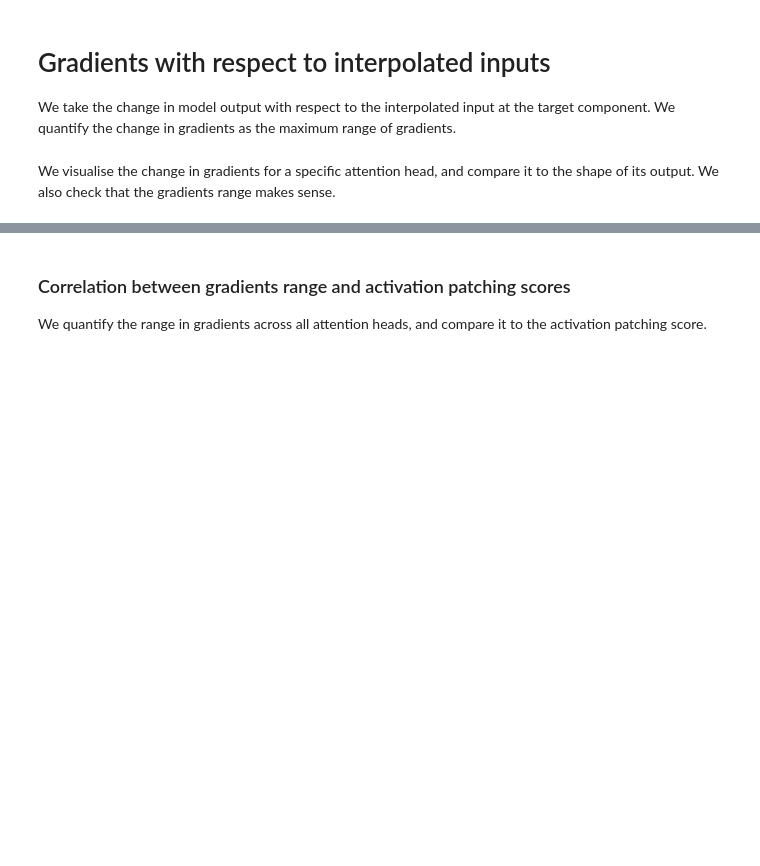
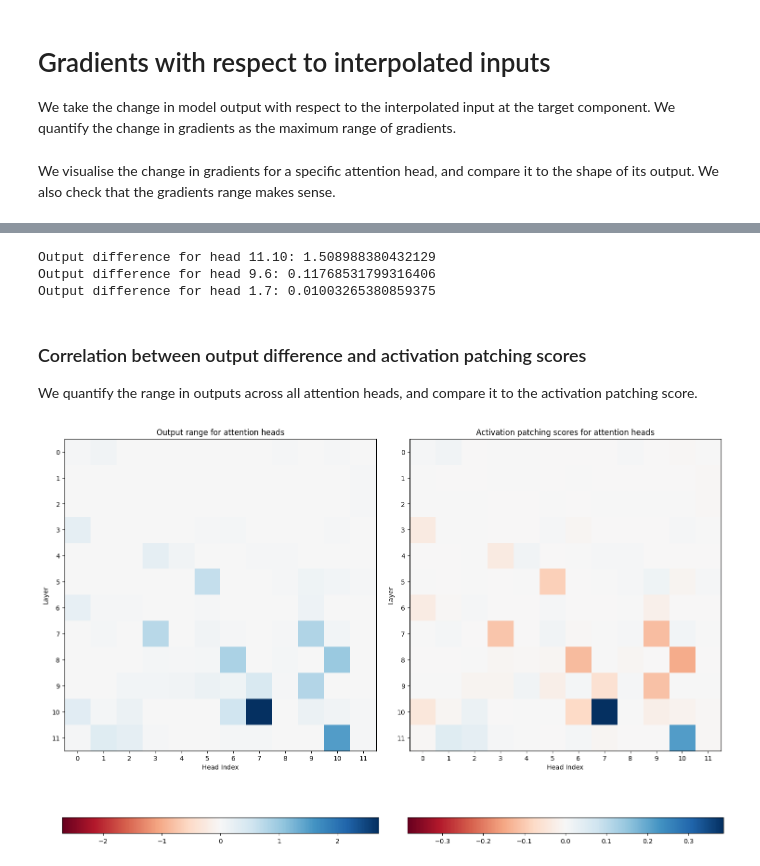
Before and after one commit to mwmlo/gradient_causal_knowledge, a Jupyter notebook: contrastive_gradients.ipynb, the cells around one changed output, grey strips where cells are left out. Drawn from its saved outputs; the diff is of its cells as text; code cells hidden in the pictures; blank space fills up the shorter version.

```diff
--- a/contrastive_gradients.ipynb
+++ b/contrastive_gradients.ipynb
@@ -61,8 +66,12 @@ def run_from_layer_fn(x, original_input, prev_layer, reset_hooks_end=True):
     # Force the layer before the target layer to output the given values, i.e. pass the given input into the target layer
     # original_input value does not matter; useful to keep shapes nice, but its activations will be overwritten
 
+    # Do not backpropagate before the target layer
+    torch.set_grad_enabled(False)
+
     def fwd_hook(act, hook):
-        x.requires_grad_(True)
+        torch.set_grad_enabled(True)
+        x.requires_grad = True
         return x
 
     logits = model.run_with_hooks(
@@ -197,4 +283,16 @@ print(quantify_gradients_range(mean_grad_history_96))
+# %%
+output_difference_1110 = output_difference(11, 10)
+output_difference_96 = output_difference(9, 6)
+output_difference_17 = output_difference(1, 7)
+
+print(f"Output difference for head 11.10: {output_difference_1110}")
+print(f"Output difference for head 9.6: {output_difference_96}")
+print(f"Output difference for head 1.7: {output_difference_17}")
+# %% [output]
+Output difference for head 11.10: 1.508988380432129
+Output difference for head 9.6: 0.11768531799316406
+Output difference for head 1.7: 0.01003265380859375
 # %% [markdown]
-### Correlation between gradients range and activation patching scores
+### Correlation between output difference and activation patching scores
 
-We quantify the range in gradients across all attention heads, and compare it to the activation patching score.
+We quantify the range in outputs across all attention heads, and compare it to the activation patching score.
@@ -244,0 +301,6 @@ print(f"Correlation coefficient between gradient range and activation patching s
+# %%
+attn_output_diff = torch.empty((model.cfg.n_layers, model.cfg.n_heads))
+
+for layer_idx in range(model.cfg.n_layers):
+    for head_idx in range(model.cfg.n_heads):
+        attn_output_diff[layer_idx, head_idx] = output_difference(layer_idx, head_idx)
@@ -244,0 +309,31 @@ print(f"Correlation coefficient between gradient range and activation patching s
+# %%
+# Plot gradient ranges and activation patching scores side-by-side
+plt.figure(figsize=(15,10))
+plt.subplot(1, 2, 1)
+
+output_range_bound = torch.max(torch.abs(attn_output_diff))
+
+plt.title("Output range for attention heads")
+plt.imshow(attn_output_diff.detach(), cmap="RdBu", vmin=-output_range_bound, vmax=output_range_bound)
+plt.xlabel("Head Index")
+plt.xticks(list(range(model.cfg.n_heads)))
+plt.ylabel("Layer")
+plt.yticks(list(range(model.cfg.n_layers)))
+plt.colorbar(orientation="horizontal")
+
+plt.subplot(1, 2, 2)
+
+patch_bound = torch.max(torch.abs(attn_patch_results))
+
+plt.title("Activation patching scores for attention heads")
+plt.imshow(attn_patch_results.detach(), cmap="RdBu", vmin=-patch_bound, vmax=patch_bound)
+plt.xlabel("Head Index")
+plt.xticks(list(range(model.cfg.n_heads)))
+plt.ylabel("Layer")
+plt.yticks(list(range(model.cfg.n_layers)))
+plt.colorbar(orientation="horizontal")
+
+plt.tight_layout()
+plt.show()
+# %% [output]
+[figure, added]
```
Also changed, not shown: parts of 20 cells of this notebook, 2 other files.
